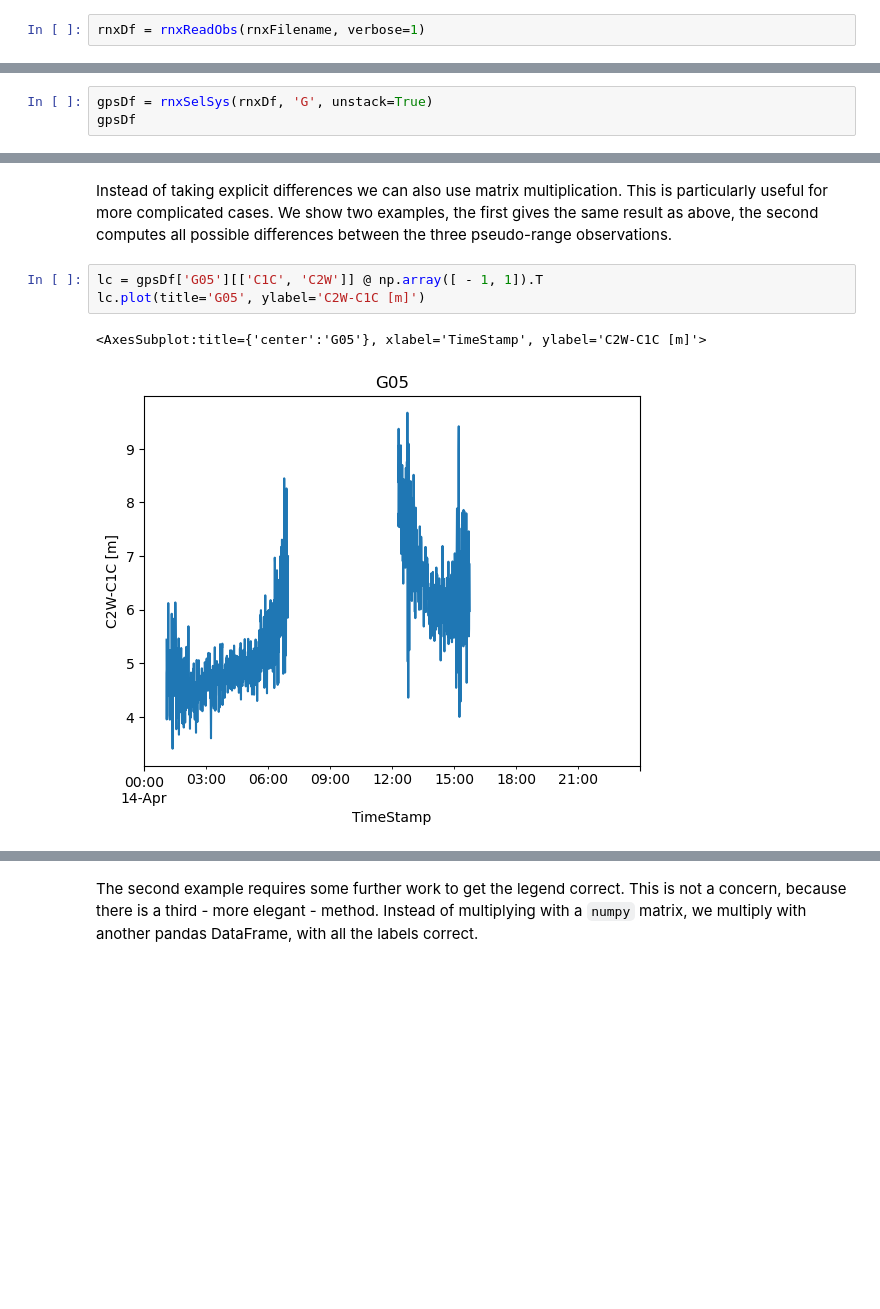
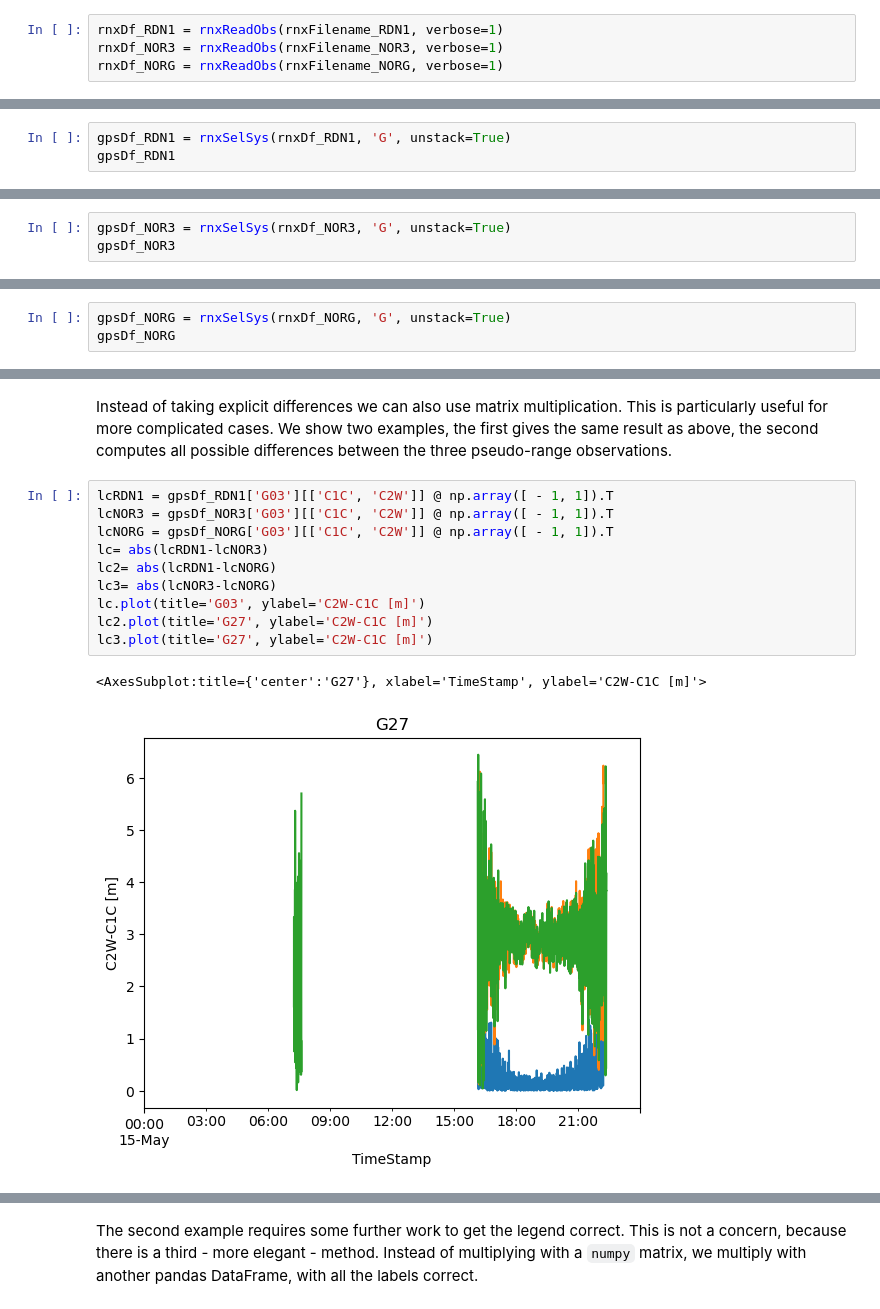
Before and after one commit to ICSlingerland/Groningen-Deformation-lab, a Jupyter notebook: pdRINEX-GettingStarted.ipynb, the cells around one changed output, grey strips where cells are left out. Drawn from its saved outputs; the diff is of its cells as text; blank space fills up the shorter version.

```diff
--- a/pdRINEX-GettingStarted.ipynb
+++ b/pdRINEX-GettingStarted.ipynb
@@ -194,5 +199,7 @@ DLF100NLD_R_20211040000_01D_30S_MO.rnx
 
 The RINEX data is read using the `rnxReadObs` into a pandas **DataFrame**.
 # %%
-rnxDf = rnxReadObs(rnxFilename, verbose=1)
+rnxDf_RDN1 = rnxReadObs(rnxFilename_RDN1, verbose=1)
+rnxDf_NOR3 = rnxReadObs(rnxFilename_NOR3, verbose=1)
+rnxDf_NORG = rnxReadObs(rnxFilename_NORG, verbose=1)
 # %% [output]
@@ -331,4 +422,4 @@ To facilitate plotting it is wise to unstack the data, this can be done in `rnxS
 # %%
-gpsDf = rnxSelSys(rnxDf, 'G', unstack=True)
-gpsDf
+gpsDf_RDN1 = rnxSelSys(rnxDf_RDN1, 'G', unstack=True)
+gpsDf_RDN1
 # %% [output]
@@ -349,0 +441,3 @@ gpsDf
+# %%
+gpsDf_NOR3 = rnxSelSys(rnxDf_NOR3, 'G', unstack=True)
+gpsDf_NOR3
@@ -351,3 +461,6 @@ gpsDf
 The columns are now a combination of *SatId* and *ObsType*, using a multi index. The rows are indexed by the timestamps.
 
 Unstacking the data eliminates also any unobserved observation type, but also introduces new `NaN`'s at timestamps where GPS satellites are unobserved. Unstacking the data requires about twice the storage, as we can see from `info()`.
+# %%
+gpsDf_NORG = rnxSelSys(rnxDf_NORG, 'G', unstack=True)
+gpsDf_NORG
@@ -528,8 +670,15 @@ ax.set_ylabel='C2W-C1C [m]'
 # %% [markdown]
 Instead of taking explicit differences we can also use matrix multiplication. This is particularly useful for more complicated cases. We show two examples, the first gives the same result as above, the second computes all possible differences between the three pseudo-range observations.
 # %%
-lc = gpsDf['G05'][['C1C', 'C2W']] @ np.array([ - 1, 1]).T
-lc.plot(title='G05', ylabel='C2W-C1C [m]')
+lcRDN1 = gpsDf_RDN1['G03'][['C1C', 'C2W']] @ np.array([ - 1, 1]).T
+lcNOR3 = gpsDf_NOR3['G03'][['C1C', 'C2W']] @ np.array([ - 1, 1]).T
+lcNORG = gpsDf_NORG['G03'][['C1C', 'C2W']] @ np.array([ - 1, 1]).T
+lc= abs(lcRDN1-lcNOR3)
+lc2= abs(lcRDN1-lcNORG)
+lc3= abs(lcNOR3-lcNORG)
+lc.plot(title='G03', ylabel='C2W-C1C [m]')
+lc2.plot(title='G27', ylabel='C2W-C1C [m]')
+lc3.plot(title='G27', ylabel='C2W-C1C [m]')
 # %% [output]
-<AxesSubplot:title={'center':'G05'}, xlabel='TimeStamp', ylabel='C2W-C1C [m]'>
+<AxesSubplot:title={'center':'G27'}, xlabel='TimeStamp', ylabel='C2W-C1C [m]'>
-[figure, old version]
+[figure, new version]
```
Also changed, not shown: parts of 71 cells of this notebook, 1 other file.
